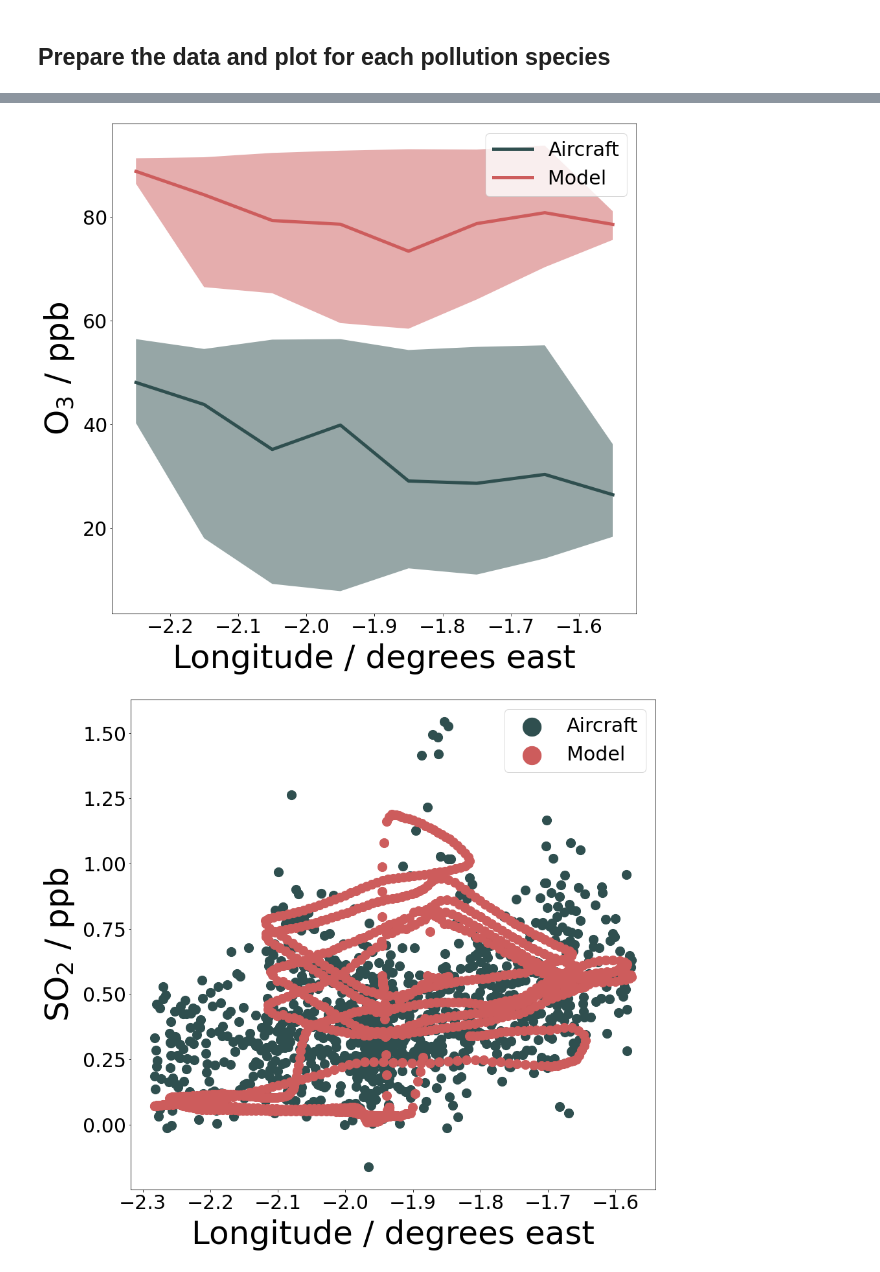
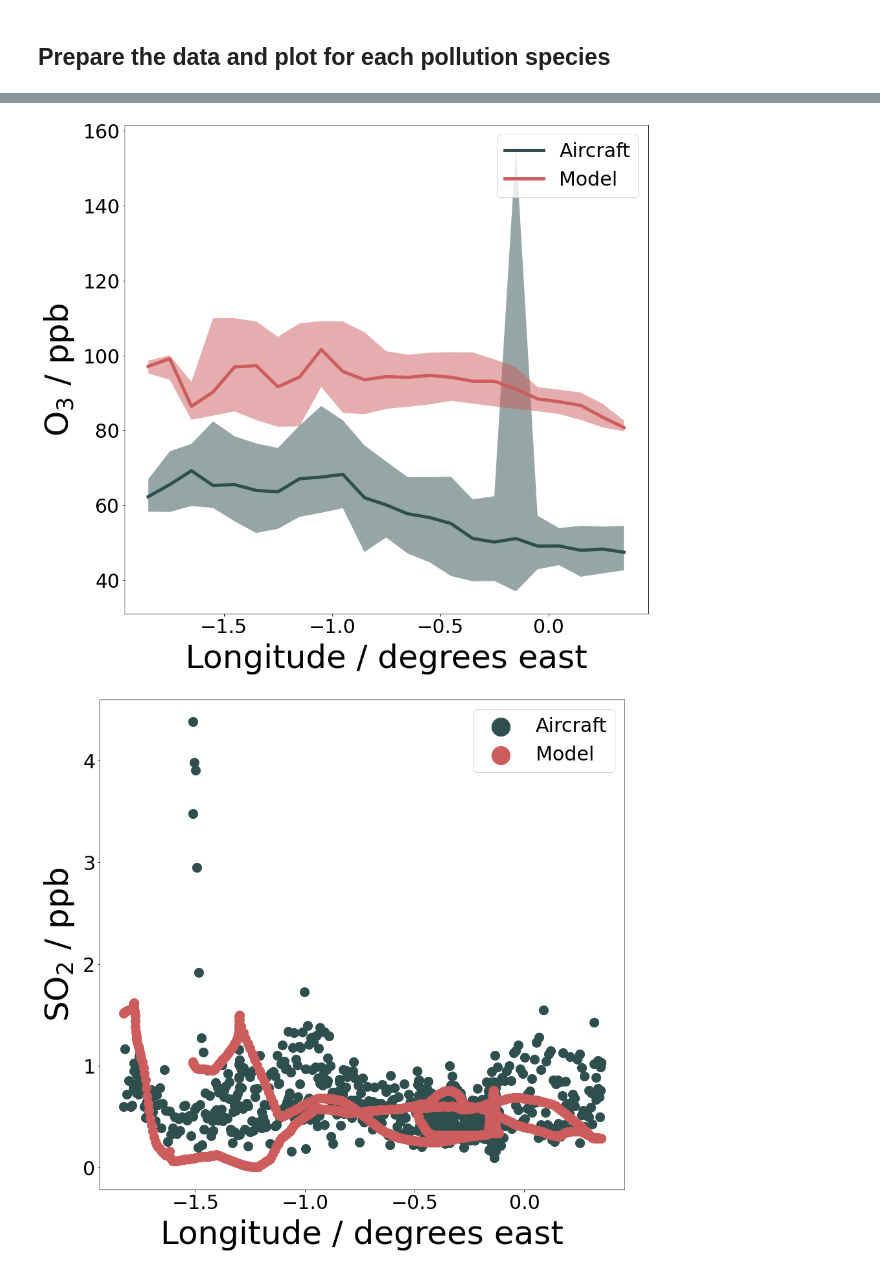
Before and after one commit to ADAQ-AQI/cap-notebooks, a Jupyter notebook: new flight plots/longitude_profile.ipynb, the cells around one changed output, grey strips where cells are left out. Cells and saved outputs as stored; diff of their text form; code cells hidden in the pictures.

```diff
--- a/new flight plots/longitude_profile.ipynb
+++ b/new flight plots/longitude_profile.ipynb
@@ -9,7 +9,7 @@ import notebook_prepare as pre
 # %% [markdown]
 ## Define plotting function
 # %%
-def plot_longitude_profile(full_df,df,plotdir,key,label,a_colour,m_colour,lon_bin,avg_method,min_method,max_method) :
+def plot_longitude_profile(full_df,df,plotdir,key,label,a_colour,m_colour,lon_bin,avg_method,min_method,max_method,model) :
 
     """
     Plot longitude profile comparisons of aircraft and model data.
@@ -19,12 +19,14 @@ def plot_longitude_profile(full_df,df,plotdir,key,label,a_colour,m_colour,lon_bi
     fig,ax = pre.setup_figure()
 
     # Define the data.
-    lat_data = df['Longitude']
-    a_min, a_avg, a_max, m_min, m_avg, m_max, bl_min, bl_avg, bl_max = pre.read_data_values(df)
+    lon_data = df['Longitude']
+    data = pre.read_data_values(df, model)
 
     # Plot the data.
-    plt.scatter(lat_data,a_avg,s=200,c=a_colour,label='Aircraft')
-    plt.scatter(lat_data,m_avg,s=200,c=m_colour,label='Model')
+    plt.scatter(lon_data,data['a_avg'],s=200,c=a_colour,label='Aircraft')
+
+    if(model):
+        plt.scatter(lon_data,data['m_avg'],s=200,c=m_colour,label='Model')
 
     # Set the axes labels.
     plt.xlabel('Longitude / degrees east',fontsize=50,labelpad=10)
@@ -42,20 +44,22 @@ def plot_longitude_profile(full_df,df,plotdir,key,label,a_colour,m_colour,lon_bi
     #plt.close()
 
     """
-    Plot latitude profile comparisons of aircraft and model data with binned data.
+    Plot longitude profile comparisons of aircraft and model data with binned data.
     """
 
     # Define the figure.
     fig,ax = pre.setup_figure()
 
     # Define the data.
-    binned_lon,a_min,a_avg,a_max,m_min,m_avg,m_max = pre.bin_longitude_data(full_df,avg_method,min_method,max_method,lon_bin)
+    data = pre.bin_longitude_data(full_df,avg_method,min_method,max_method,lon_bin,model)
 
     # Plot the data.
-    plt.plot(binned_lon,a_avg,lw=5,c=a_colour,label='Aircraft')
-    plt.fill_between(binned_lon,a_min,a_max,fc=a_colour,ec=None,alpha=0.5)
-    plt.plot(binned_lon,m_avg,lw=5,c=m_colour,label='Model')
-    plt.fill_between(binned_lon,m_min,m_max,fc=m_colour,ec=None,alpha=0.5)
+    plt.plot(data['binned'],data['a_avg'],lw=5,c=a_colour,label='Aircraft')
+    plt.fill_between(data['binned'],data['a_min'],data['a_max'],fc=a_colour,ec=None,alpha=0.5)
+
+    if(model):
+        plt.plot(data['binned'],data['m_avg'],lw=5,c=m_colour,label='Model')
+        plt.fill_between(data['binned'],data['m_min'],data['m_max'],fc=m_colour,ec=None,alpha=0.5)
 
     # Set the axes labels.
     plt.xlabel('Longitude / degrees east',fontsize=50,labelpad=10)
@@ -76,13 +80,16 @@ def plot_longitude_profile(full_df,df,plotdir,key,label,a_colour,m_colour,lon_bi
 # %%
 # Set the flight number.
 # Current valid options are M270, M296 and M302.
-flight_number = 'M296'
+flight_number = 'M302'
+
+# Specify whether you have model data to plot.
+model = True
 # %% [markdown]
 ## Prepare the data and plot for each pollution species
 # %%
 species_dict = pre.species_dictionary()
-setup = pre.setup_notebook(flight_number)
-optns = setup[6]
+setup = pre.setup_notebook(flight_number, model)
+optns = setup[4]
 for key in species_dict.keys() :
     code,label,column_key,unit_conv = species_dict[key]['code'],species_dict[key]['label'],species_dict[key]['column_key'],species_dict[key]['unit_conv']
 
@@ -90,7 +97,7 @@ for key in species_dict.keys() :
     df = pre.combine_data(setup,code)
 
         # Resample the data.
-    resample_df = pre.resample_data(df,optns['resample_time'],optns['avg_method'],optns['min_method'],optns['max_method'])
+    resample_df = pre.resample_data(df,optns['resample_time'],optns['avg_method'],optns['min_method'],optns['max_method'],model)
 
-    plot_longitude_profile(df,resample_df,setup[5],key,label,optns['a_colour'],optns['m_colour'],optns['lon_bin'],optns['avg_method'],optns['min_method'],optns['max_method'])
+    plot_longitude_profile(df,resample_df,setup[5],key,label,optns['a_colour'],optns['m_colour'],optns['lon_bin'],optns['avg_method'],optns['min_method'],optns['max_method'], model)
 # %% [output]
@@ -106,2 +113,2 @@ for key in species_dict.keys() :
-[figure, old version]
+[figure, new version]
-[figure, old version]
+[figure, new version]
```
Also changed, not shown: parts of 2 cells of this notebook, 4 other files.
